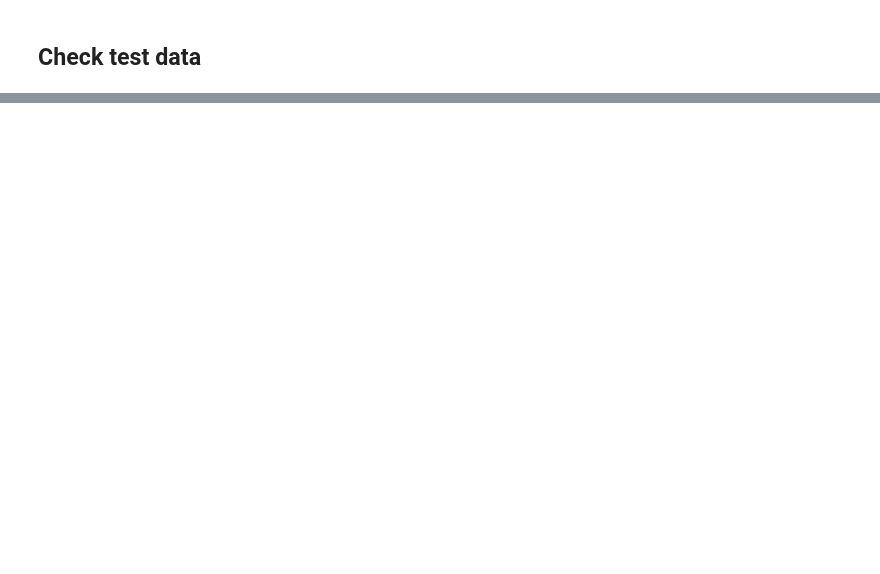
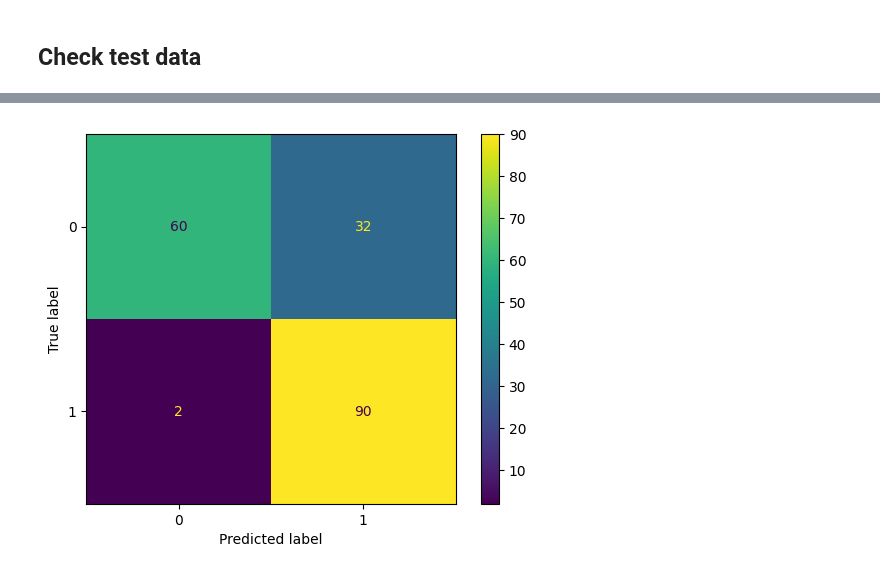
Before and after one commit to nat13lla/Capstone, a Jupyter notebook: datamanipulation/TrainTest_Split_FE.ipynb, the cells around one changed output, grey strips where cells are left out. Drawn from its saved outputs; the diff is of its cells as text; code cells hidden in the pictures; blank space fills up the shorter version.

```diff
--- a/datamanipulation/TrainTest_Split_FE.ipynb
+++ b/datamanipulation/TrainTest_Split_FE.ipynb
@@ -221,0 +239,7 @@ The F1-score of the Churning prediction model is: 0.8055555555555555
+# %%
+# Displaying the confusion matrix!
+conf = metrics.confusion_matrix(y_test, X_test_fe['y_pred'])
+metrics.ConfusionMatrixDisplay(conf).plot()
+plt.show()
+# %% [output]
+[figure, added]
```
Also changed, not shown: parts of 12 cells of this notebook.
